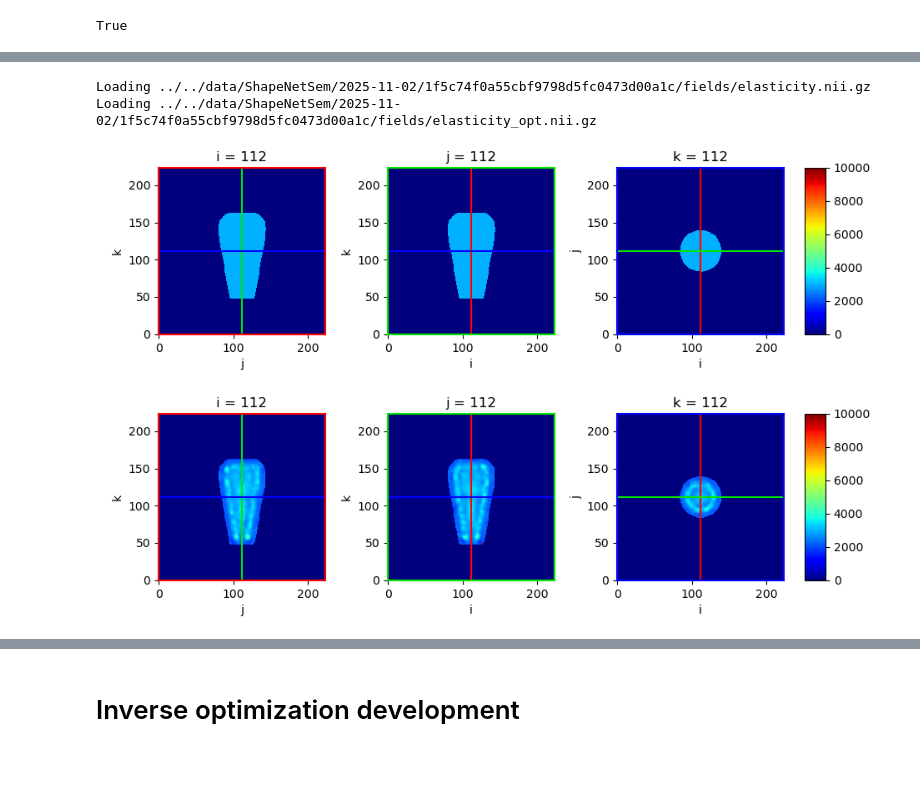
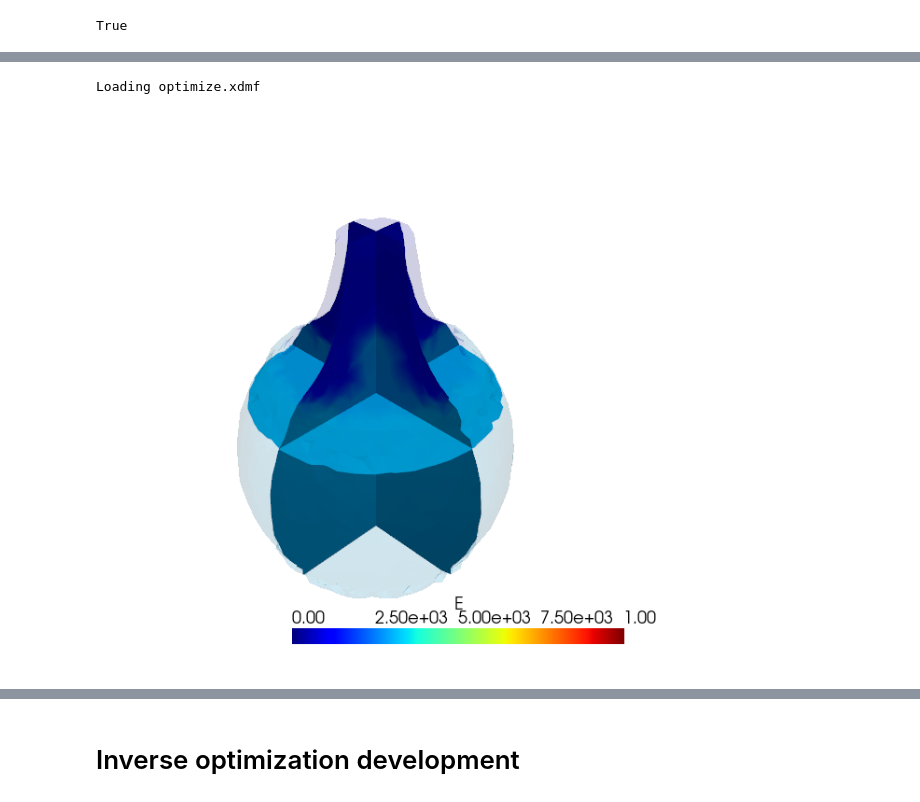
Before and after one commit to mattragoza/lung-project, a Jupyter notebook: notebooks/shapenet/20-optimize-interactive.ipynb, the cells around one changed output, grey strips where cells are left out. Drawn from its saved outputs; the diff is of its cells as text; code cells hidden in the pictures; blank space fills up the shorter version.

```diff
--- a/notebooks/shapenet/20-optimize-interactive.ipynb
+++ b/notebooks/shapenet/20-optimize-interactive.ipynb
@@ -67,0 +132,3 @@ project.preprocessing.api.simulate_displacement_field(
+# %%
+mesh = project.core.fileio.load_meshio(ex.paths['img_fields'])
+mesh
@@ -112,14 +245,13 @@ Saving ../../data/ShapeNetSem/2025-11-02/1f5c74f0a55cbf9798d5fc0473d00a1c/fields
-# %%
-import project.visual.matplotlib
-
-nifti = project.core.fileio.load_nibabel(ex.paths['elastic_field'])
-_ = project.visual.matplotlib.show_image_slices(nifti.get_fdata(), cmap='jet', clim=(0, 1e4))
-
-nifti = project.core.fileio.load_nibabel(ex.paths['elastic_field_opt'])
-_ = project.visual.matplotlib.show_image_slices(nifti.get_fdata(), cmap='jet', clim=(0, 1e4))
-# %% [output]
-Loading ../../data/ShapeNetSem/2025-11-02/1f5c74f0a55cbf9798d5fc0473d00a1c/fields/elasticity.nii.gz
-Loading ../../data/ShapeNetSem/2025-11-02/1f5c74f0a55cbf9798d5fc0473d00a1c/fields/elasticity_opt.nii.gz
-[figure, old version]
-[figure, old version]
+# %%
+mesh = project.core.fileio.load_meshio('optimize.xdmf')
+pv_mesh = pv.wrap(mesh)
+
+size = 600
+p = pv.Plotter(window_size=(size,size))
+p.add_mesh(pv_mesh, scalars='E', cmap='jet', opacity=0.1, clim=(0,1e4))
+p.add_mesh(pv_mesh.slice_orthogonal(), scalars='E', cmap='jet', clim=(0,1e4))
+p.show(jupyter_backend='static')
+# %% [output]
+Loading optimize.xdmf
+[figure, added]
 # %%
```
Also changed, not shown: parts of 13 cells of this notebook, 16 other files.
